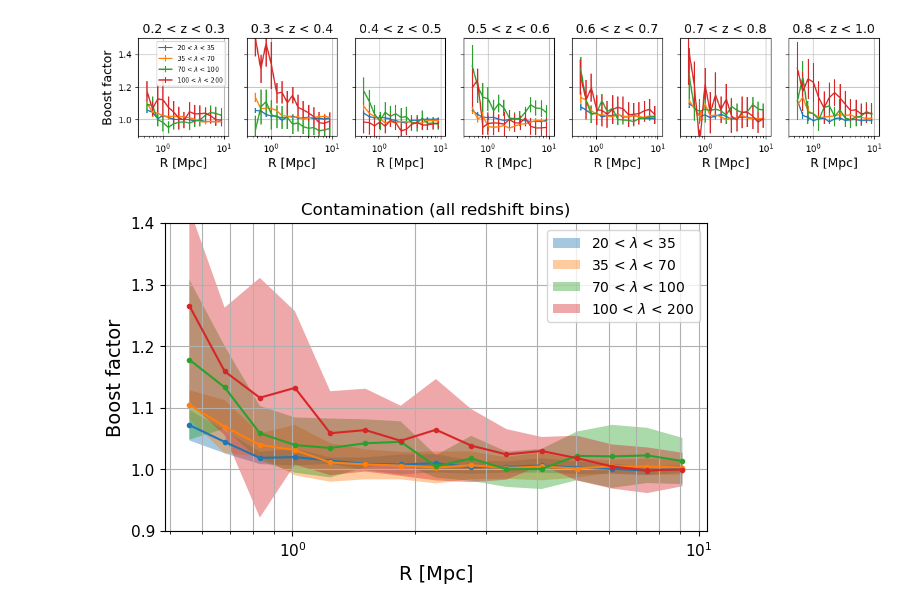
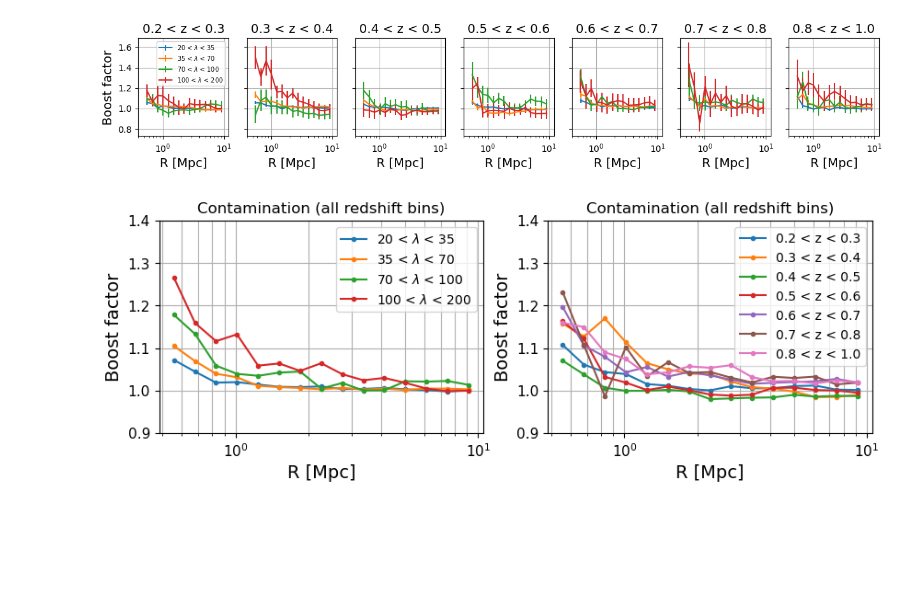
Before and after one commit to LSSTDESC/CLCosmo_Sim, a Jupyter notebook: lensing_profile_measurement/Plot_contamination_redmapper.ipynb, the cells around one changed output. Drawn from its saved outputs; the diff is of its cells as text; code cells hidden in the pictures; blank space fills up the shorter version.

```diff
--- a/lensing_profile_measurement/Plot_contamination_redmapper.ipynb
+++ b/lensing_profile_measurement/Plot_contamination_redmapper.ipynb
@@ -28,71 +28,113 @@ for j, z_bin in enumerate(Z_bin):
             mask_z = (profiles_BPZ['z_mean'] > z_bin[0])*(profiles_BPZ['z_mean'] < z_bin[1])
             mask_m = (profiles_BPZ['obs_mean'] > m_bin[0])*(profiles_BPZ['obs_mean'] < m_bin[1])
 
-            mask_z_random = (profiles_random_BPZ['z_mean'] > z_bin[0])*(profiles_random_BPZ['z_mean'] < z_bin[1])
-            mask_m_random = (profiles_random_BPZ['obs_mean'] > m_bin[0])*(profiles_random_BPZ['obs_mean'] < m_bin[1])
 
             up = np.mean(profiles_BPZ['W_l'+suff_ls][mask_z*mask_m][0], axis=0)
             err_up = np.std(profiles_BPZ['W_l'+suff_ls][mask_z*mask_m][0], axis=0)
             err_up = err_up/np.sqrt(len(profiles_BPZ['W_l'+suff_ls][mask_z*mask_m][0]))
 
+            mask_z_random = (profiles_random_BPZ['z_mean'] > z_bin[0])*(profiles_random_BPZ['z_mean'] < z_bin[1])
+            mask_m_random = (profiles_random_BPZ['obs_mean'] > m_bin[0])*(profiles_random_BPZ['obs_mean'] < m_bin[1])
+
+            n_random = len(profiles_random_BPZ['W_l'+suff_ls][mask_z_random*mask_m_random][0])
+            n = len(profiles_BPZ['W_l'+suff_ls][mask_z*mask_m][0])
+            #if n < 20: continue
+
             down = np.mean(profiles_random_BPZ['W_l'+suff_ls][mask_z_random*mask_m_random][0], axis=0)
             err_down = np.std(profiles_random_BPZ['W_l'+suff_ls][mask_z_random*mask_m_random][0], axis=0)
-            err_down = err_down/np.sqrt(len(profiles_random_BPZ['W_l'+suff_ls][mask_z*mask_m][0]))
+            err_down = err_down/np.sqrt(len(profiles_random_BPZ['W_l'+suff_ls][mask_z_random*mask_m_random][0]))
             ratio = up/down
             err_ratio2 = err_up**2/(down**2) - (up/down)**2*(err_down**2)
             x = profiles_random_BPZ['radius'][mask_z*mask_m][0]
 
             axs[j].errorbar(x, ratio, err_ratio2**.5, label = label_M)
             axs[j].set_xlim(0.4, 12)
-            axs[j].set_ylim(0.9, 1.5)
+            #axs[j].set_ylim(0.9, 1.5)
             axs[j].set_xscale('log')
+            #axs[j].set_yscale('log')
             axs[j].set_xlabel('R [Mpc]', fontsize = 14)
             axs[j].set_title(label_z, fontsize = 14)
             axs[j].grid(True)
             axs[0].set_ylabel('Boost factor', fontsize = 14)
             axs[0].legend(fontsize=7)
-plt.savefig(f'../fig/redmapper_contamination_boost_factor.png', bbox_inches='tight', dpi=100)
+#plt.savefig(f'../fig/redmapper_contamination_boost_factor.png', bbox_inches='tight', dpi=100)
 # %% [output]
-[figure, old version]
+[figure, new version]
 # %%
 suff_ls = '_true'
 Z_bin = analysis.Z_bin
 Obs_bin = analysis.Obs_bin
 n_z_bin = len(Z_bin)
-plt.figure(figsize=(7,4))
+plt.figure(figsize=(10,3))
+plt.subplot(121)
 for i, m_bin in enumerate(Obs_bin):
         ratio = np.zeros([len(profiles_random_BPZ['radius'][0]), n_z_bin])
         for j, z_bin in enumerate(Z_bin):
 
             label_z =   f'{z_bin[0]:.1f} < z < {z_bin[1]:.1f}'
             label_M = f'{m_bin[0]:.0f} < ' + r'$\lambda$' +f' < {m_bin[1]:.0f}'
 
             mask_z = (profiles_BPZ['z_mean'] > z_bin[0])*(profiles_BPZ['z_mean'] < z_bin[1])
             mask_m = (profiles_BPZ['obs_mean'] > m_bin[0])*(profiles_BPZ['obs_mean'] < m_bin[1])
 
             mask_z_random = (profiles_random_BPZ['z_mean'] > z_bin[0])*(profiles_random_BPZ['z_mean'] < z_bin[1])
             mask_m_random = (profiles_random_BPZ['obs_mean'] > m_bin[0])*(profiles_random_BPZ['obs_mean'] < m_bin[1])
 
             #print(len(profiles_BPZ['W_l'+suff_ls][mask_z*mask_m][0]), len(profiles_random_BPZ['W_l'+suff_ls][mask_z_random*mask_m_random][0]))
             up = np.mean(profiles_BPZ['W_l'+suff_ls][mask_z*mask_m][0], axis=0)
             down = np.mean(profiles_random_BPZ['W_l'+suff_ls][mask_z_random*mask_m_random][0], axis=0)
             ratio[:,j] = up/down
 
-        plt.fill_between(profiles_random_BPZ['radius'][0],
-                         np.mean(ratio, axis=1)+ np.std(ratio, axis=1),
-                         np.mean(ratio, axis=1)- np.std(ratio, axis=1),label = label_M, alpha=.4)
+        #plt.fill_between(profiles_random_BPZ['radius'][0],
+        #                 np.mean(ratio, axis=1)+ np.std(ratio, axis=1),
+        #                 np.mean(ratio, axis=1)- np.std(ratio, axis=1),label = label_M, alpha=.4)
 
         plt.plot(profiles_random_BPZ['radius'][0],
-                         np.mean(ratio, axis=1), marker='.')
+                         np.mean(ratio, axis=1), marker='.', label=label_M)
+
+plt.ylim(0.9, 1.4)
+plt.xscale('log')
+plt.ylabel('Boost factor', fontsize = 14)
+plt.xlabel('R [Mpc]', fontsize = 14)
+plt.legend(loc='upper right')
+plt.grid(True, which="both", ls="-")
+plt.title('Contamination (all redshift bins)')
+plt.tick_params(axis='both', which = 'both', labelsize= 11)
+suff_ls = '_true'
+Z_bin = analysis.Z_bin
+Obs_bin = analysis.Obs_bin
+n_z_bin = len(Z_bin)
+plt.subplot(122)
+for i, z_bin in enumerate(Z_bin):
+        ratio = np.zeros([len(profiles_random_BPZ['radius'][0]), len(Obs_bin)])
+        for j, m_bin in enumerate(Obs_bin):
+
+            label_z =   f'{z_bin[0]:.1f} < z < {z_bin[1]:.1f}'
+            label_M = f'{m_bin[0]:.0f} < ' + r'$\lambda$' +f' < {m_bin[1]:.0f}'
+
+            mask_z = (profiles_BPZ['z_mean'] > z_bin[0])*(profiles_BPZ['z_mean'] < z_bin[1])
+            mask_m = (profiles_BPZ['obs_mean'] > m_bin[0])*(profiles_BPZ['obs_mean'] < m_bin[1])
+
+            mask_z_random = (profiles_random_BPZ['z_mean'] > z_bin[0])*(profiles_random_BPZ['z_mean'] < z_bin[1])
+            mask_m_random = (profiles_random_BPZ['obs_mean'] > m_bin[0])*(profiles_random_BPZ['obs_mean'] < m_bin[1])
+
+            #print(len(profiles_BPZ['W_l'+suff_ls][mask_z*mask_m][0]), len(profiles_random_BPZ['W_l'+suff_ls][mask_z_random*mask_m_random][0]))
+            up = np.mean(profiles_BPZ['W_l'+suff_ls][mask_z*mask_m][0], axis=0)
+            down = np.mean(profiles_random_BPZ['W_l'+suff_ls][mask_z_random*mask_m_random][0] ,axis=0)
+            ratio[:,j] = up/down
+
+
+        plt.plot(profiles_random_BPZ['radius'][0],
+                         np.mean(ratio, axis=1), marker='.', label=label_z)
 
 plt.ylim(0.9, 1.4)
 plt.xscale('log')
 plt.ylabel('Boost factor', fontsize = 14)
 plt.xlabel('R [Mpc]', fontsize = 14)
 plt.legend(loc='upper right')
 plt.grid(True, which="both", ls="-")
 plt.title('Contamination (all redshift bins)')
 plt.tick_params(axis='both', which = 'both', labelsize= 11)
 plt.savefig(f'../fig/redmapper_contamination_boost_factor_all_z_bins.png', bbox_inches='tight', dpi=100)
 # %% [output]
-[figure, old version]
+[figure, new version]
```
Also changed, not shown: 19 other files.
